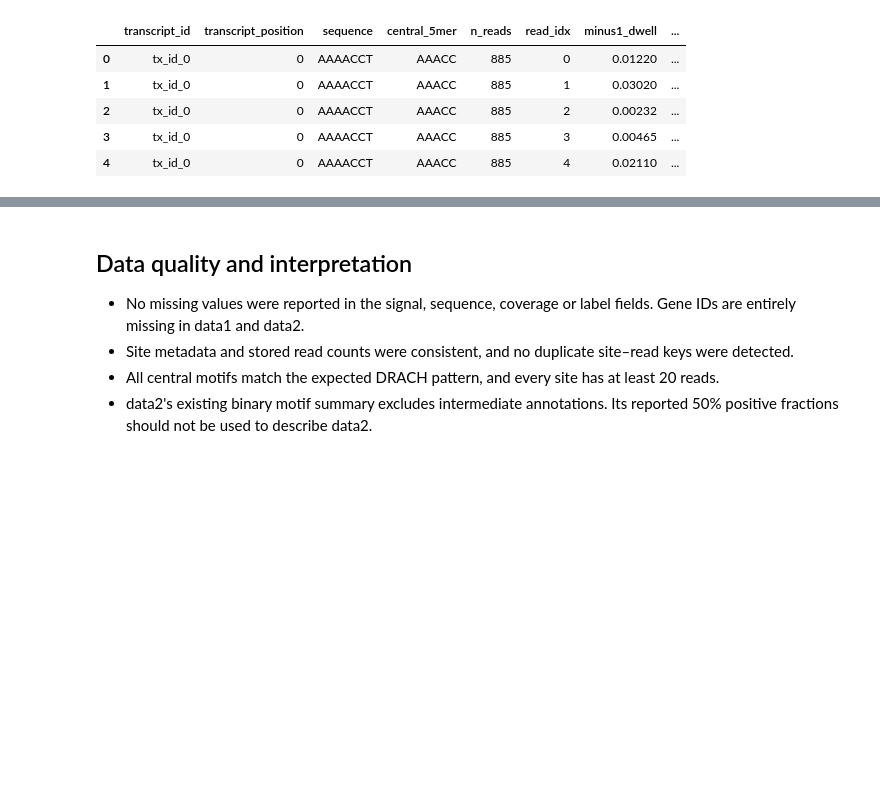
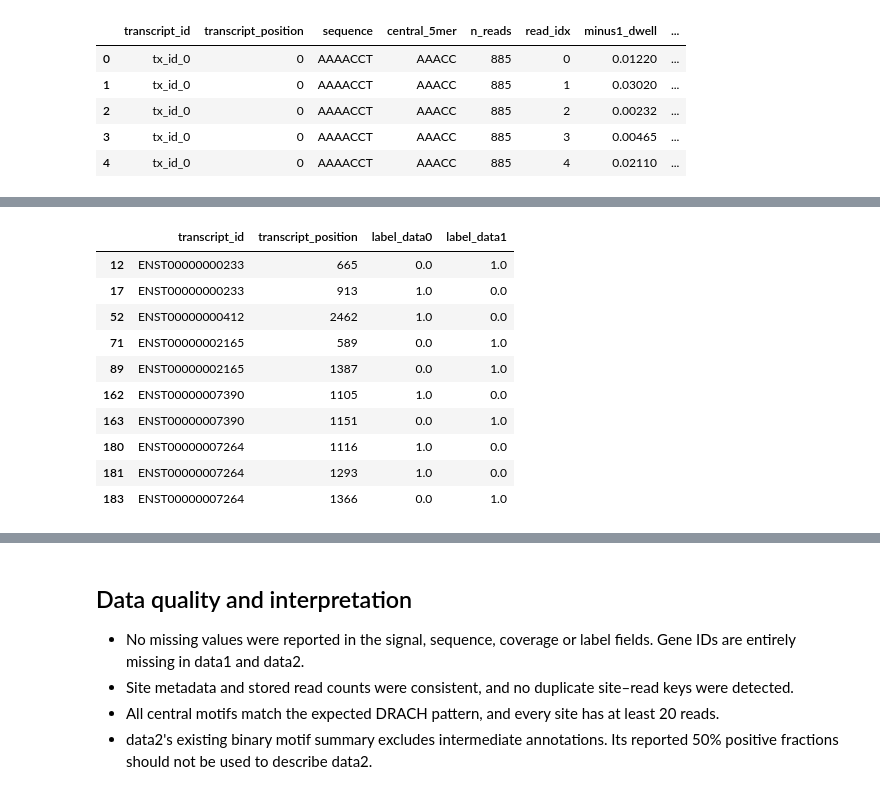
Before and after one commit to maooos/DSA4262-Genomies, a Jupyter notebook: notebooks/EDA_Findings.ipynb, the cells around one changed output, grey strips where cells are left out. Saved outputs shown, nothing was run; the diff lists cells and outputs as text; code cells hidden in the pictures; blank space fills up the shorter version.

Commit message:
edit eda notebooks, update readme

```diff
--- a/notebooks/EDA_Findings.ipynb
+++ b/notebooks/EDA_Findings.ipynb
@@ -82,0 +85,85 @@ data2
+# %%
+from pathlib import Path
+import pandas as pd
+
+# Locate the repository from the notebook's working directory.
+ROOT = Path.cwd()
+
+SITE_KEYS = ["transcript_id", "transcript_position"]
+
+
+def load_site_labels(dataset):
+    frame = pd.read_parquet(
+        ROOT / f"data/processed/{dataset}_reads.parquet",
+        columns=SITE_KEYS + ["label"],
+    ).drop_duplicates()
+
+    # Repeated reads should have the same label within each site.
+    if frame.duplicated(SITE_KEYS).any():
+        raise ValueError(f"{dataset}: conflicting labels within a site.")
+
+    if frame[SITE_KEYS].isna().any().any():
+        raise ValueError(f"{dataset}: missing site identifiers.")
+
+    return frame
+
+
+sites0 = load_site_labels("data0")
+sites1 = load_site_labels("data1")
+
+shared = sites0.merge(
+    sites1,
+    on=SITE_KEYS,
+    how="inner",
+    suffixes=("_data0", "_data1"),
+    validate="one_to_one",
+)
+
+n_shared = len(shared)
+n_union = len(sites0) + len(sites1) - n_shared
+
+overlap_summary = pd.Series({
+    "Sites in data0": len(sites0),
+    "Sites in data1": len(sites1),
+    "Shared sites": n_shared,
+    "Sites only in data0": len(sites0) - n_shared,
+    "Sites only in data1": len(sites1) - n_shared,
+    "data0 sites also in data1 (%)":
+        100 * n_shared / len(sites0) if len(sites0) else float("nan"),
+    "data1 sites also in data0 (%)":
+        100 * n_shared / len(sites1) if len(sites1) else float("nan"),
+    "Jaccard overlap (%)":
+        100 * n_shared / n_union if n_union else float("nan"),
+})
+
+display(overlap_summary.to_frame("Value").round(2))
+
+# Compare labels only where both datasets provide a label.
+comparable = shared.dropna(
+    subset=["label_data0", "label_data1"]
+).copy()
+
+agreement = comparable["label_data0"].eq(comparable["label_data1"])
+disagreements = comparable.loc[~agreement].copy()
+
+agreement_summary = pd.Series({
+    "Shared sites with both labels": len(comparable),
+    "Shared sites missing either label": n_shared - len(comparable),
+    "Matching labels": int(agreement.sum()),
+    "Disagreeing labels": int((~agreement).sum()),
+    "Label agreement (%)":
+        100 * agreement.mean() if len(comparable) else float("nan"),
+})
+
+display(agreement_summary.to_frame("Value").round(2))
+
+# Rows = data0 labels; columns = data1 labels.
+# Shows both agreement and the direction of disagreement.
+label_comparison = pd.crosstab(
+    comparable["label_data0"],
+    comparable["label_data1"],
+).reindex(index=[0, 1], columns=[0, 1], fill_value=0)
+
+display(label_comparison)
+display(disagreements.head(10))
+# %% [output]
@@ -83,3 +189,14 @@ data2
+|  | transcript_id | transcript_position | label_data0 | label_data1 |
+| 12 | ENST00000000233 | 665 | 0.0 | 1.0 |
+| 17 | ENST00000000233 | 913 | 1.0 | 0.0 |
+| 52 | ENST00000000412 | 2462 | 1.0 | 0.0 |
+| 71 | ENST00000002165 | 589 | 0.0 | 1.0 |
+| 89 | ENST00000002165 | 1387 | 0.0 | 1.0 |
+| 162 | ENST00000007390 | 1105 | 1.0 | 0.0 |
+| 163 | ENST00000007390 | 1151 | 0.0 | 1.0 |
+| 180 | ENST00000007264 | 1116 | 1.0 | 0.0 |
+| 181 | ENST00000007264 | 1293 | 1.0 | 0.0 |
+| 183 | ENST00000007264 | 1366 | 0.0 | 1.0 |
 # %% [markdown]
 ## Main findings
 
```
Also changed, not shown: parts of 6 cells of this notebook, 1 other file.
